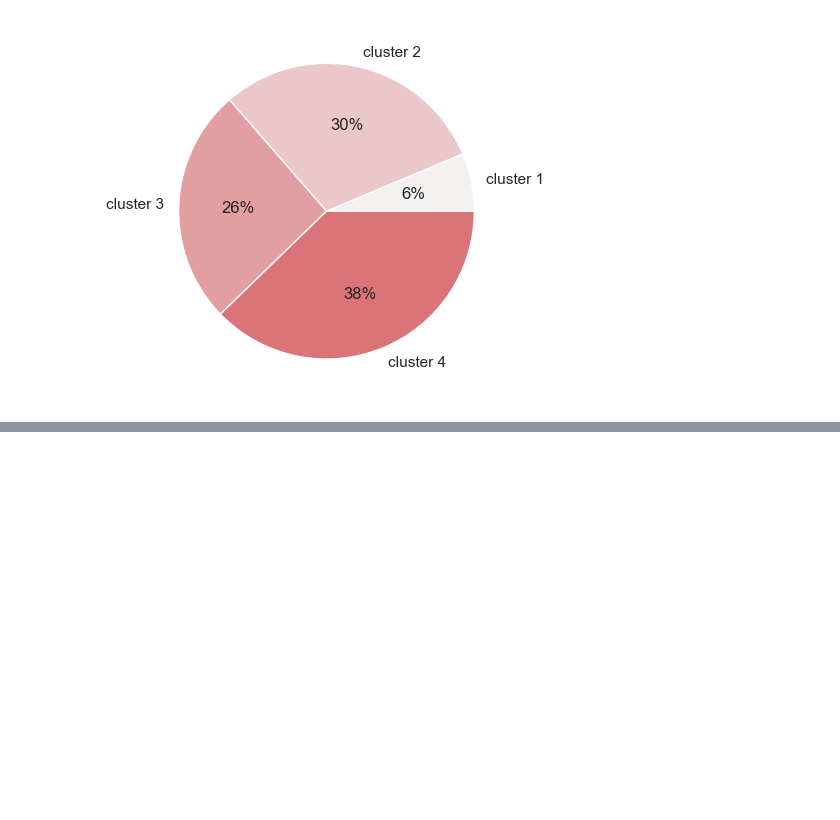
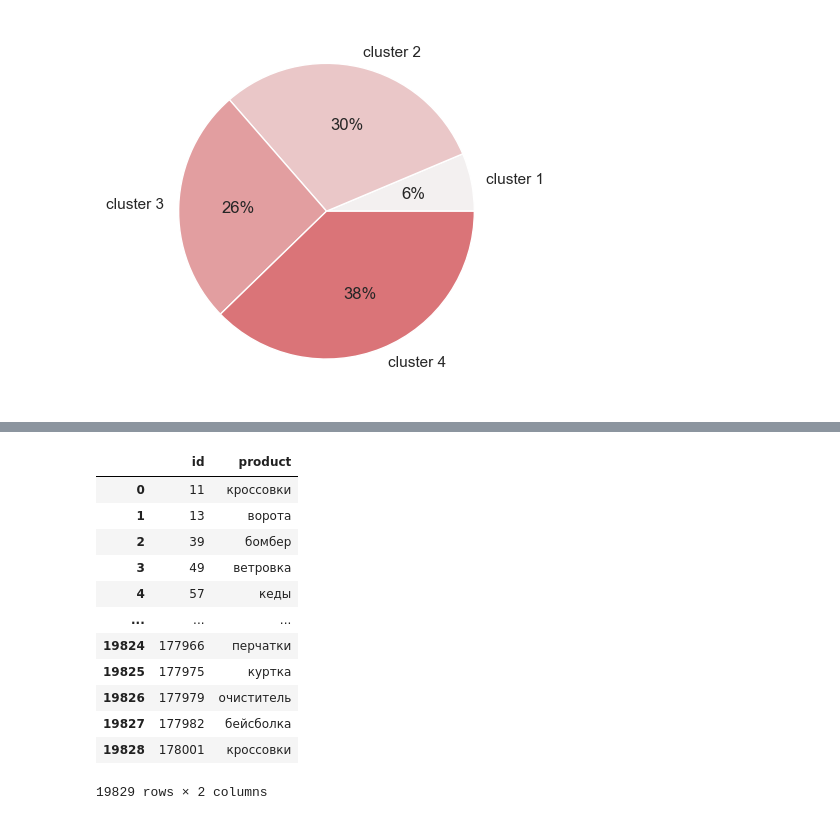
Before and after one commit to Dimayo/sporting_store, a Jupyter notebook: research.ipynb, the cells around one changed output, grey strips where cells are left out. Saved outputs shown, nothing was run; the diff lists cells and outputs as text; code cells hidden in the pictures; blank space fills up the shorter version.

```diff
--- a/research.ipynb
+++ b/research.ipynb
@@ -910,0 +951,19 @@ plt.show()
+# %%
+df_second = df_purch[(df_purch['dt'] == 15) | (df_purch['dt'] == 45)]
+second_camp = df_second.groupby('id', as_index=False).agg({'product': pd.Series.mode})
+second_camp['product'] = second_camp['product'].apply(lambda x: x[0] if type(x) == np.ndarray else x)
+second_camp
+# %% [output]
+|  | id | product |
+| 0 | 11 | кроссовки |
+| 1 | 13 | ворота |
+| 2 | 39 | бомбер |
+| 3 | 49 | ветровка |
+| 4 | 57 | кеды |
+| ... | ... | ... |
+| 19824 | 177966 | перчатки |
+| 19825 | 177975 | куртка |
+| 19826 | 177979 | очиститель |
+| 19827 | 177982 | бейсболка |
+| 19828 | 178001 | кроссовки |
+19829 rows × 2 columns
```
Also changed, not shown: parts of 23 cells of this notebook.
